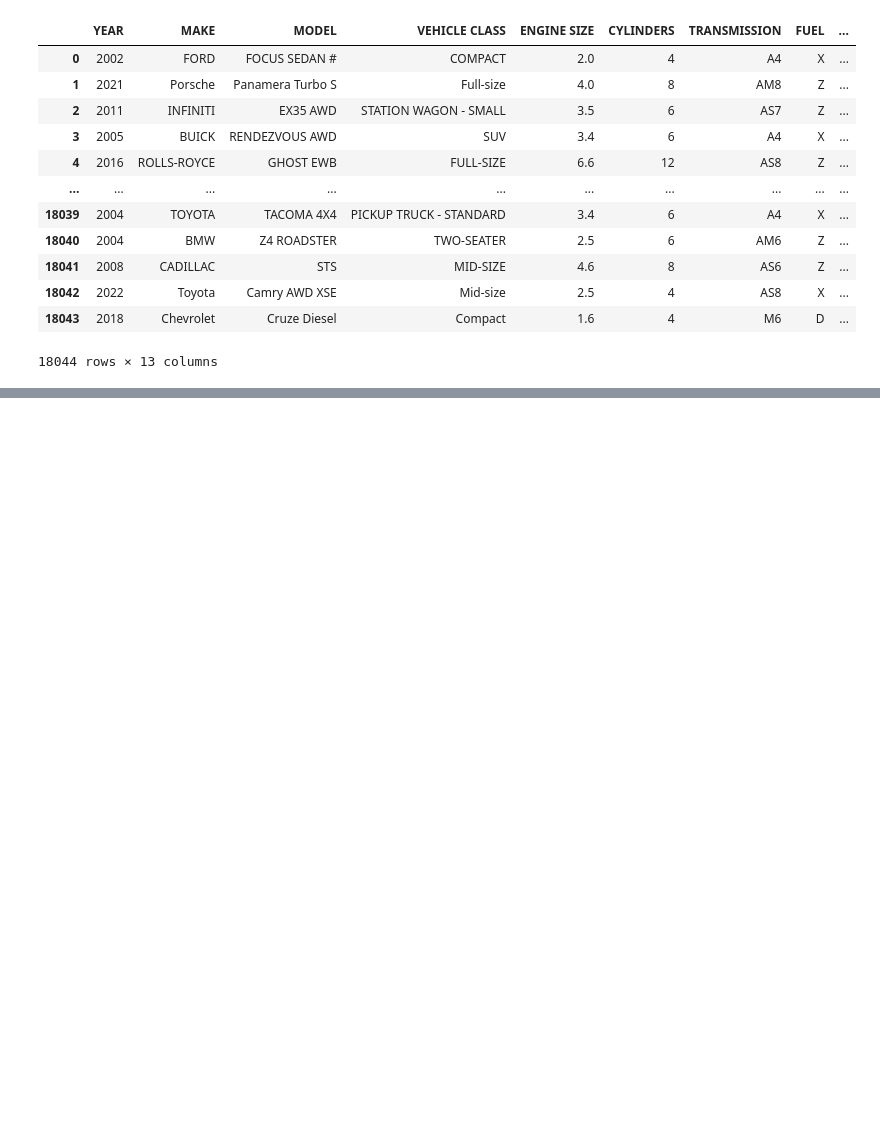
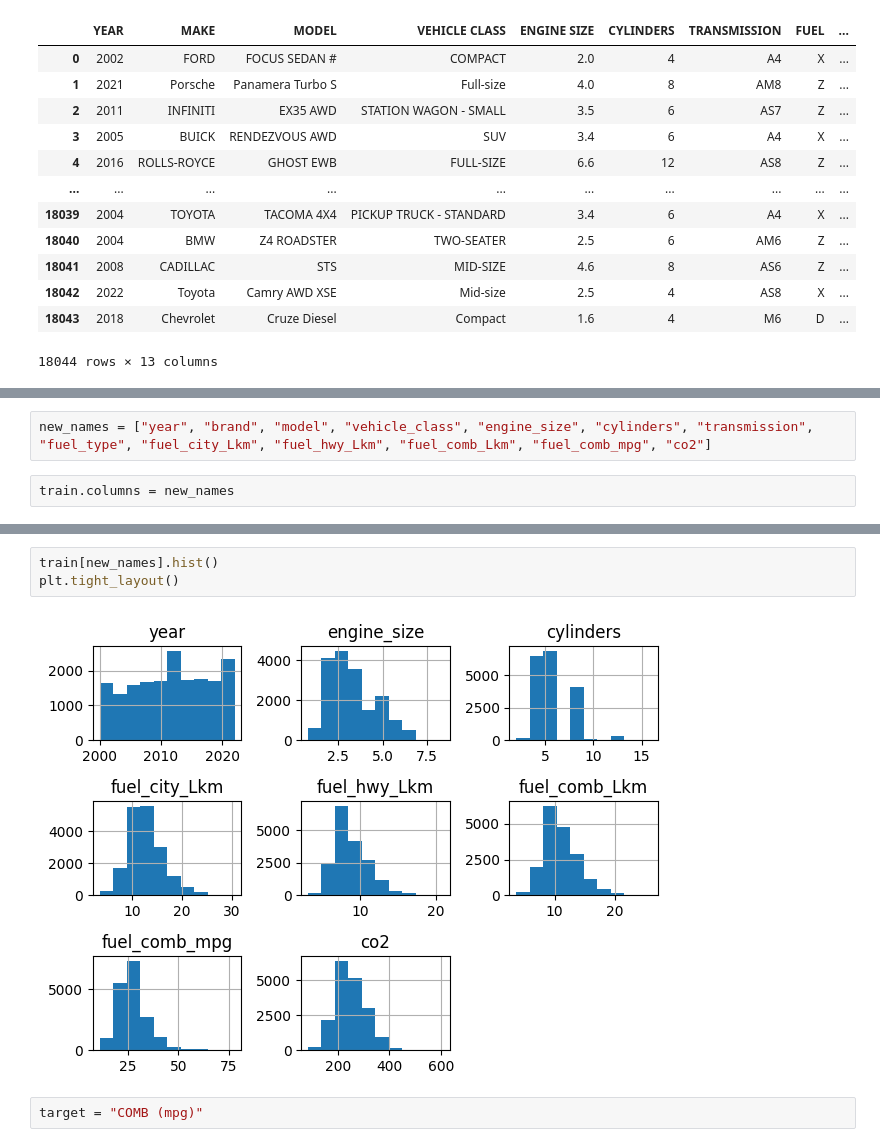
Before and after one commit to mPuchadesdo/Team-Challenge---Team-MPG, a Jupyter notebook: src/notebooks/mpuch_notebook.ipynb, the cells around one changed output, grey strips where cells are left out. Saved outputs shown, nothing was run; the diff lists cells and outputs as text; blank space fills up the shorter version.

```diff
--- a/src/notebooks/mpuch_notebook.ipynb
+++ b/src/notebooks/mpuch_notebook.ipynb
@@ -24,0 +89,4 @@ train
+# %%
+new_names = ["year", "brand", "model", "vehicle_class", "engine_size", "cylinders", "transmission", "fuel_type", "fuel_city_Lkm", "fuel_hwy_Lkm", "fuel_comb_Lkm", "fuel_comb_mpg", "co2"]
+# %%
+train.columns = new_names
@@ -24,0 +109,7 @@ train
+# %%
+train[new_names].hist()
+plt.tight_layout()
+# %% [output]
+[figure, added]
+# %%
+target = "COMB (mpg)"
```
Also changed, not shown: parts of 4 cells of this notebook.
